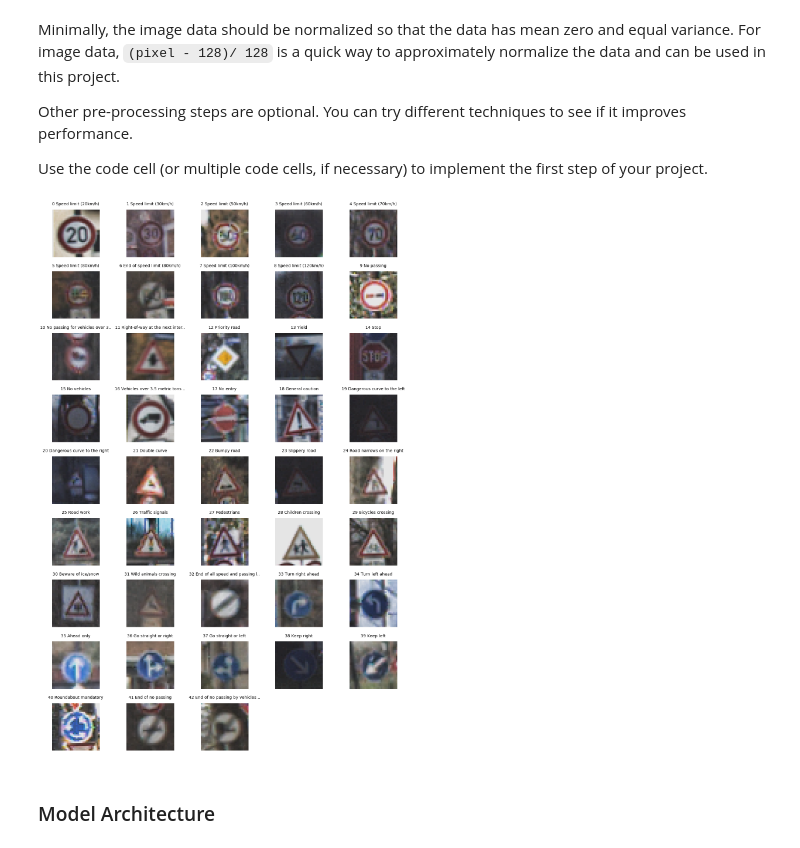
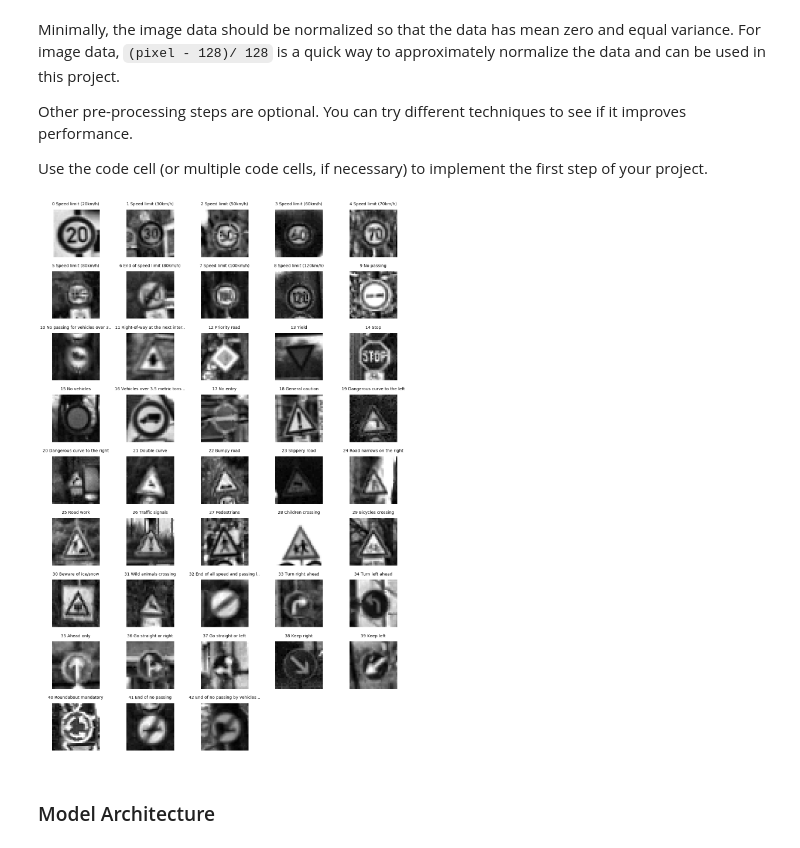
Before and after one commit to HandMi/CarND-Traffic-Sign-Classifier-Project, a Jupyter notebook: Traffic_Sign_Classifier.ipynb, the cells around one changed output. Saved outputs shown, nothing was run; the diff lists cells and outputs as text; code cells hidden in the pictures.

```diff
--- a/Traffic_Sign_Classifier.ipynb
+++ b/Traffic_Sign_Classifier.ipynb
@@ -189,21 +189,21 @@ def grayscale(image):
 def pre_process(img):
 # Apply CLAHE https://en.wikipedia.org/wiki/Adaptive_histogram_equalization#Contrast_Limited_AHE
 # https://stackoverflow.com/questions/24341114/simple-illumination-correction-in-images-opencv-c
-    # Sharpen image
+    # CLAHE
     blur = cv2.GaussianBlur(img, (3,3) ,0);
     image = cv2.addWeighted(img, 1.5, blur, -0.5, 0);
-    # CLAHE
     hls = cv2.cvtColor(image, cv2.COLOR_RGB2HLS)
     h, l, s = cv2.split(hls)
     clahe = cv2.createCLAHE(clipLimit=3.0, tileGridSize=(3,3))
     lh = clahe.apply(l)
     limg = cv2.merge((h,lh,s))
     rgb = cv2.cvtColor(limg, cv2.COLOR_HLS2RGB)
-    return np.array(0.8*(rgb/255.0)+0.1, dtype=np.float32).reshape(32,32,3)
+    gray= grayscale(rgb)
+    return np.array(0.8*(gray/255.0)+0.1, dtype=np.float32).reshape(32,32,1)
 
 def translate(img):
-    del_x = np.random.randint(0,8)-4
-    del_y = np.random.randint(0,8)-4
+    del_x = np.random.randint(0,10)-5
+    del_y = np.random.randint(0,10)-5
     M = np.float32([[1,0,del_x],[0,1,del_y]])
     dst = cv2.warpAffine(img,M,(32,32))
     return dst
@@ -243,6 +243,9 @@ def extend_data(data,labels):
     shear_data = [shear(img) for img in data]
     data = np.concatenate((data,shear_data))
     labels = np.concatenate((labels,labels))
+    shear_data = [shear(img) for img in data]
+    data = np.concatenate((data,shear_data))
+    labels = np.concatenate((labels,labels))
     return data,labels
 # %%
 train_features,train_labels = extend_data(train_features,train_labels)
@@ -252,21 +255,21 @@ test_features_processed = pre_process_data(test_features)
 # %%
 # Plot one representative of each label again
 f, ax = plt.subplots(9, 5, figsize=(22, 34))
 for i in range(9):
     for j in range(5):
         n=5*i+j
         if (n<43):
             index=np.where(train_labels == n)[0][0]
             image=train_features_processed[index]
-            ax[i][j].imshow(image)
+            ax[i][j].imshow(image[:,:,0],cmap='gray')
             signal_name=str(signnames[n+1][1])
             title=str(n)+str(' ')+signal_name[:30]+'..' if len(signal_name) > 30 else str(n)+str(' ')+signal_name
             ax[i][j].set_title(title, fontsize=14)
             ax[i][j].axis('off')
         else:
             ax[i][j].axis('off')
 # %% [output]
-[figure, old version]
+[figure, new version]
 # %% [markdown]
 ### Model Architecture
 # %%
```
Also changed, not shown: parts of 14 cells of this notebook, 24 other files.
